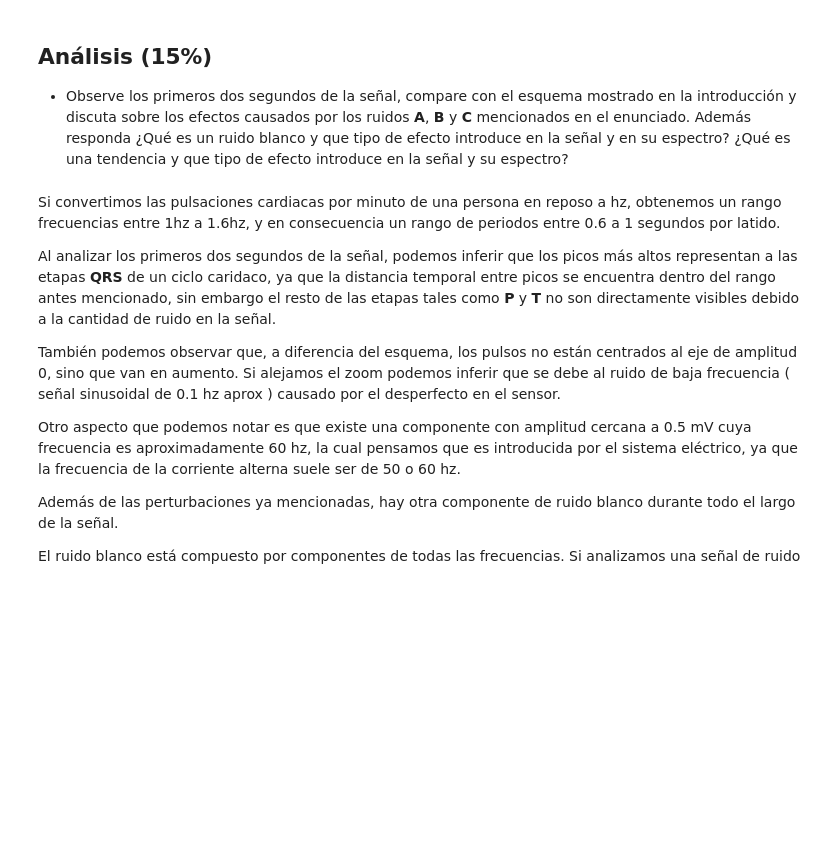
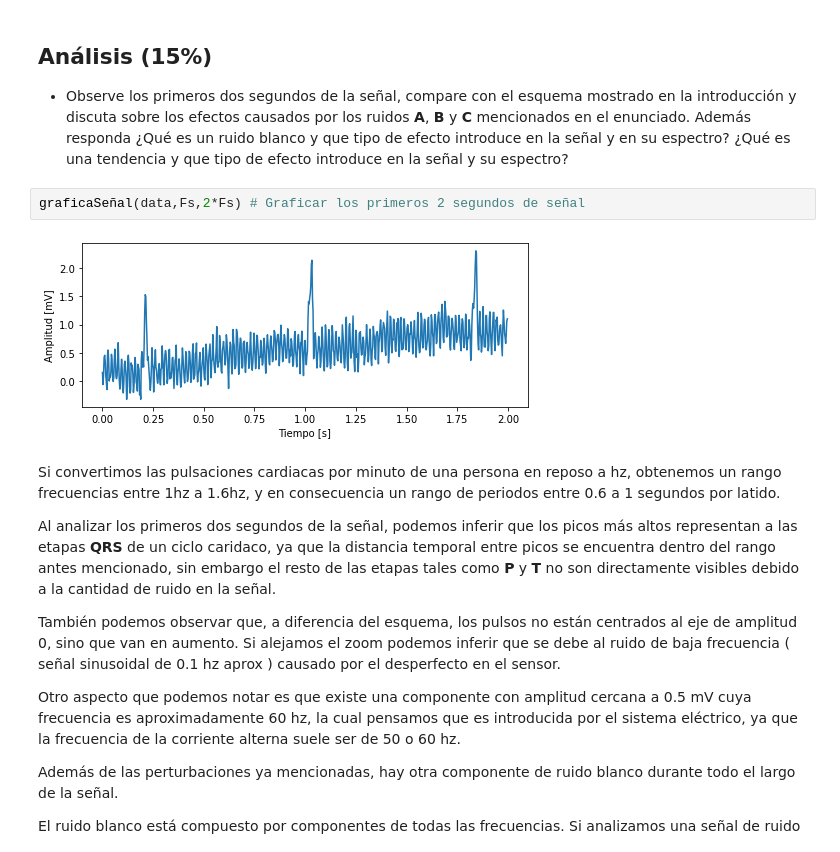
Before and after one commit to ehopperdietzel/Filtrado-De-Senales, a Jupyter notebook: tarea2_info183.ipynb, the cells around one changed output. Saved outputs shown, nothing was run; the diff lists cells and outputs as text; blank space fills up the shorter version.

Commit message:
añade grafico primeros 2 segundos en item 1

```diff
--- a/tarea2_info183.ipynb
+++ b/tarea2_info183.ipynb
@@ -61,6 +61,10 @@ graficaSeñal(data,Fs,N)
 ## Análisis (15%)
 
 - Observe los primeros dos segundos de la señal, compare con el esquema mostrado en la introducción y discuta sobre los efectos causados por los ruidos **A**, **B** y **C** mencionados en el enunciado. Además responda  ¿Qué es un ruido blanco y que tipo de efecto introduce en la señal y en su espectro? ¿Qué es una tendencia y que tipo de efecto introduce en la señal y su espectro?
+# %%
+graficaSeñal(data,Fs,2*Fs) # Graficar los primeros 2 segundos de señal
+# %% [output]
+[figure, added]
 # %% [markdown]
 Si convertimos las pulsaciones cardiacas por minuto de una persona en reposo a hz, obtenemos un rango frecuencias entre 1hz a 1.6hz, y en consecuencia un rango de periodos entre 0.6 a 1 segundos por latido.
 
```
